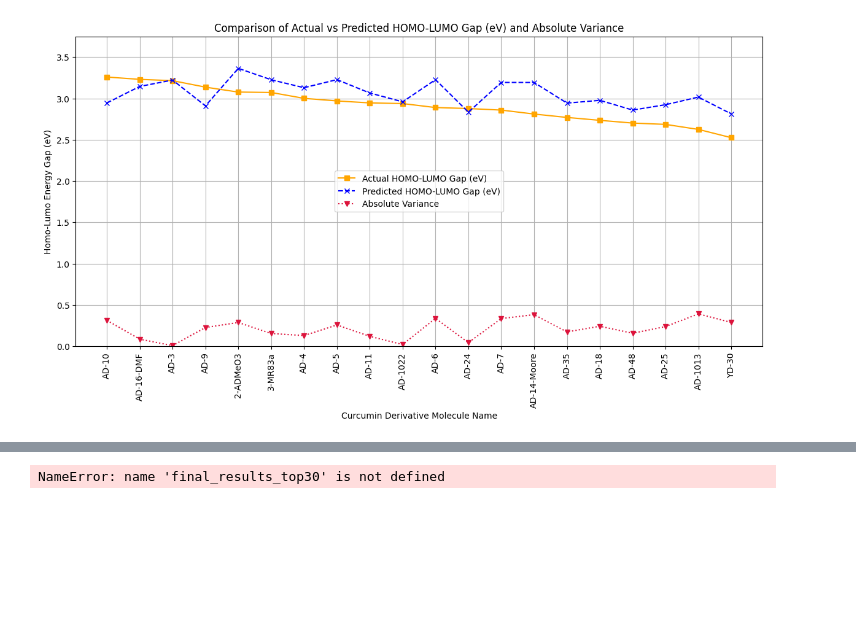
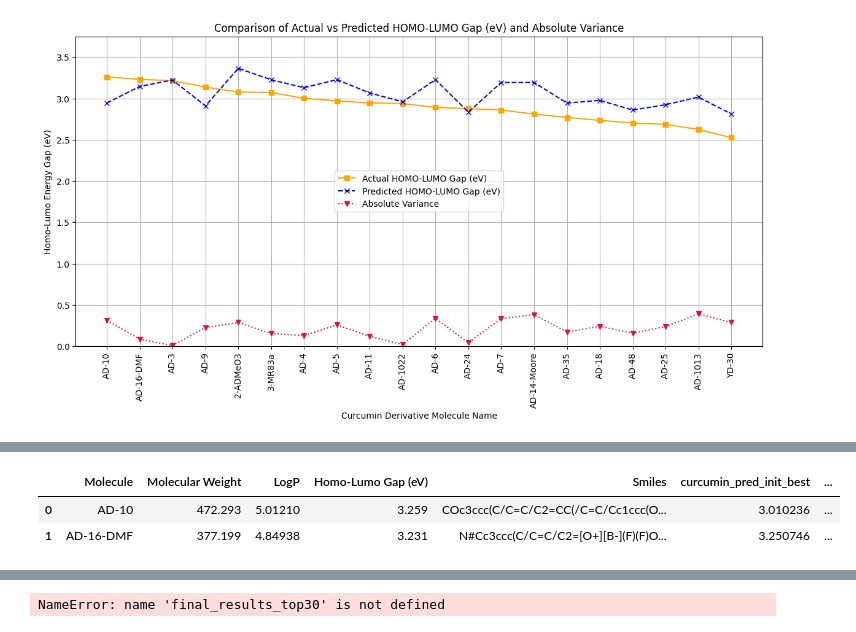
Before and after one commit to chamodpeiris/Curcumin_BendGap_Cheminfo, a Jupyter notebook: Cucumines/cucurmin_solutions/Solution04_RemovedMolecules/Phase02B_20MolSimilarity_Removed.ipynb, the cells around one changed output, grey strips where cells are left out. Drawn from its saved outputs; the diff is of its cells as text; code cells hidden in the pictures; blank space fills up the shorter version.

```diff
--- a/Cucumines/cucurmin_solutions/Solution04_RemovedMolecules/Phase02B_20MolSimilarity_Removed.ipynb
+++ b/Cucumines/cucurmin_solutions/Solution04_RemovedMolecules/Phase02B_20MolSimilarity_Removed.ipynb
@@ -638 +644,8 @@ Overall R² score: -0.38674
 Overall RMSE value: 0.05711
+# %%
+data = pd.read_excel(r"C:\Users\Chamod Peiris\OneDrive - Chulalongkorn University\MS_Projects\Cheminformatics\Curcumin_EnergyGap\Curcumin_Masked_Data_Training_FInal.xlsx")
+data.head(2)
+# %% [output]
+|  | Molecule | Molecular Weight | LogP | Homo-Lumo Gap (eV) | Smiles | curcumin_pred_init_best | ... |
+| 0 | AD-10 | 472.293 | 5.01210 | 3.259 | COc3ccc(C/C=C/C2=CC(/C=C/Cc1ccc(O... | 3.010236 | ... |
+| 1 | AD-16-DMF | 377.199 | 4.84938 | 3.231 | N#Cc3ccc(C/C=C/C2=[O+][B-](F)(F)O... | 3.250746 | ... |
```
Also changed, not shown: parts of 9 cells of this notebook, 2 other files.
